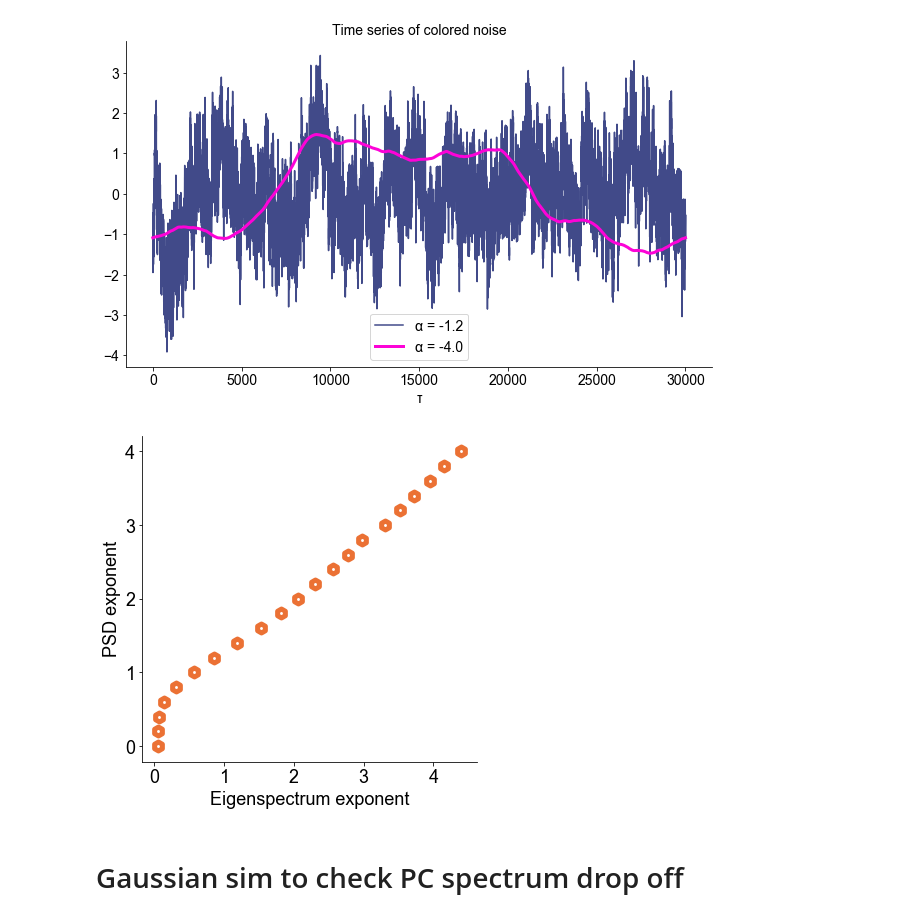
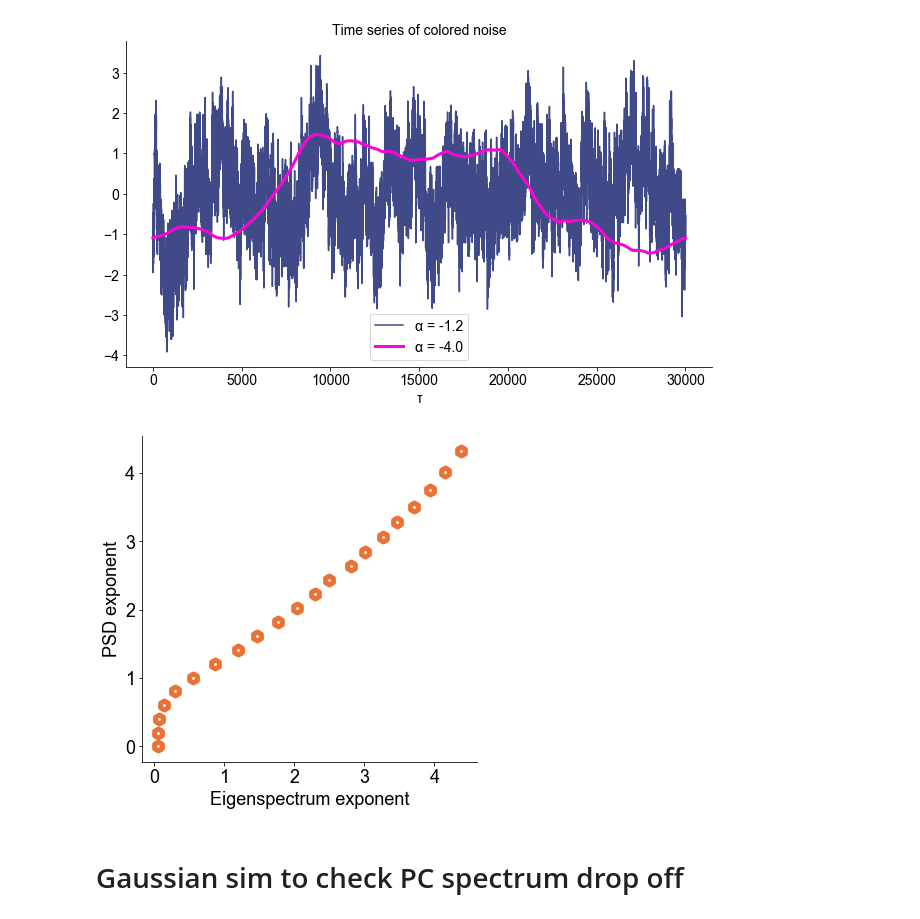
Before and after one commit to voytekresearch/galaxybrain, a Jupyter notebook: notebooks/noise_sim.ipynb, the cells around one changed output. Saved outputs shown, nothing was run; the diff lists cells and outputs as text; code cells hidden in the pictures.

```diff
--- a/notebooks/noise_sim.ipynb
+++ b/notebooks/noise_sim.ipynb
@@ -116,7 +116,7 @@ def sim_and_fit(exponents = np.arange(-4,0.2,0.2), num = 100, pc_range = None, n
     return slopes, pca_results, fft_results
 
 #slopes, pca_results, fft_results = sim_and_fit(sum_sig = False)
-slopes2, pca_results2, fft_results2 = sim_and_fit(sum_sig = True)
+slopes2, pca_results2, fft_results2 = sim_and_fit(sum_sig = 1)
 # %%
 sig4= []
 for i in range(100):
@@ -203,24 +203,24 @@ if save:
 # %% [output]
 [figure]
 # %%
-save = 1
+save = 0
 x, y = [], []
-for k in slopes.keys():
-    x.append(slopes[k][0]) #Espec exps
-    y.append(k) #PSD exps
+for k in slopes2.keys():
+    x.append(slopes2[k][0]) #Espec exps
+    y.append(slopes2[k][1]) #PSD exps | just input k for ground truth
 y = [abs(float(n)) for n in y] #converting to positive numbers (this is the exponent).  Using abs because they are all negative
 
 plt.figure(figsize = (6,6))
 
 sc = plt.scatter(x,y, marker = 'h', c = 'white', edgecolors = '#eb7134', s= 80, linewidths = 5)
 plt.xlabel('Eigenspectrum exponent'); plt.ylabel('PSD exponent')
 plt.locator_params(axis='y', tight=True, nbins=8); #plt.locator_params(which='x', tight=True, nbins=8)
 
 if save:
     plt.savefig('../../conferences/psd_vs_eig', dpi = 300)
 plt.show()
 # %% [output]
-[figure, old version]
+[figure, new version]
 # %% [markdown]
 # Gaussian sim to check PC spectrum drop off
 # %%
```
Also changed, not shown: parts of 1 cell of this notebook, 4 other files.
